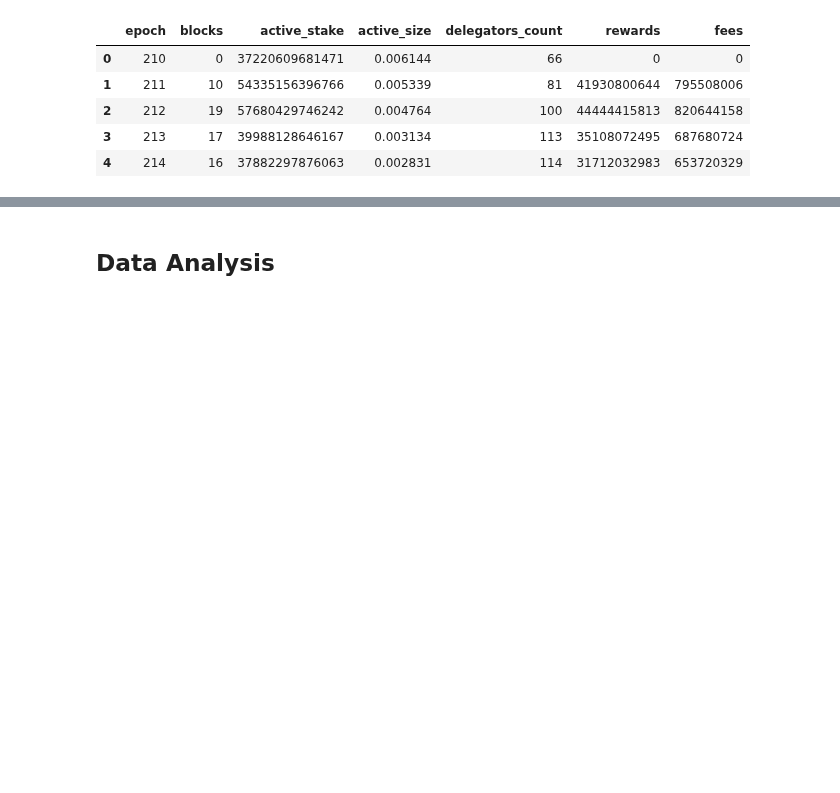
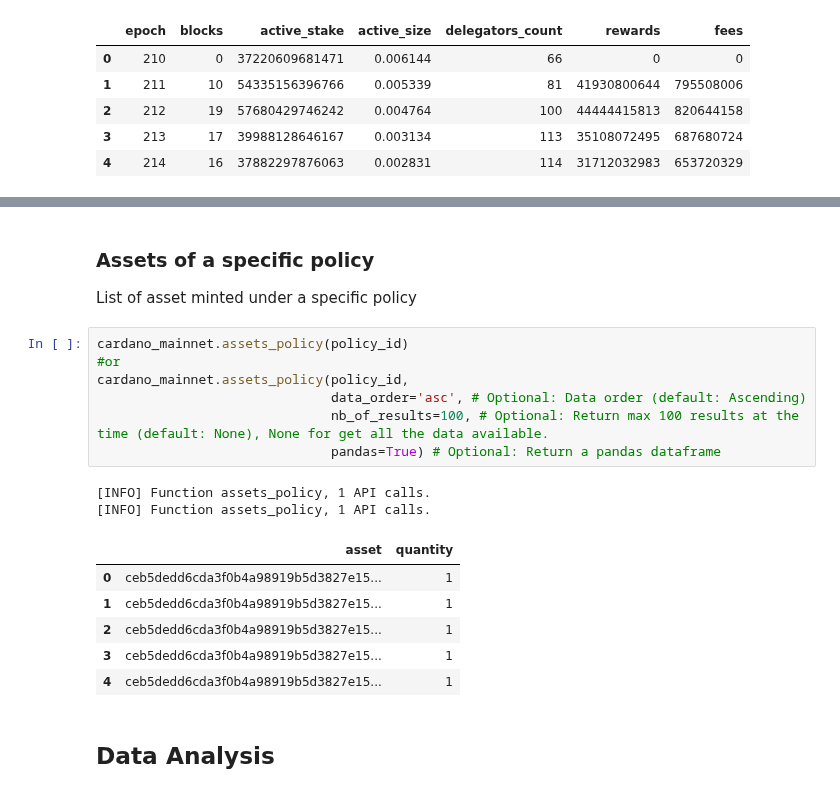
Before and after one commit to attadje/py-cardano-explorer, a Jupyter notebook: readme.ipynb, the cells around one changed output, grey strips where cells are left out. Drawn from its saved outputs; the diff is of its cells as text; blank space fills up the shorter version.

```diff
--- a/readme.ipynb
+++ b/readme.ipynb
@@ -425,3 +507,23 @@ cardano_mainnet.stake_pool_history(pool_id,
+# %% [markdown]
+### Assets of a specific policy
+
+List of asset minted under a specific policy
+# %%
+cardano_mainnet.assets_policy(policy_id)
+#or
+cardano_mainnet.assets_policy(policy_id,
+                              data_order='asc', # Optional: Data order (default: Ascending)
+                              nb_of_results=100, # Optional: Return max 100 results at the time (default: None), None for get all the data available.
+                              pandas=True) # Optional: Return a pandas dataframe
+# %% [output]
+[INFO] Function assets_policy, 1 API calls.
+[INFO] Function assets_policy, 1 API calls.
+|  | asset | quantity |
+| 0 | ceb5dedd6cda3f0b4a98919b5d3827e15... | 1 |
+| 1 | ceb5dedd6cda3f0b4a98919b5d3827e15... | 1 |
+| 2 | ceb5dedd6cda3f0b4a98919b5d3827e15... | 1 |
+| 3 | ceb5dedd6cda3f0b4a98919b5d3827e15... | 1 |
+| 4 | ceb5dedd6cda3f0b4a98919b5d3827e15... | 1 |
 # %% [markdown]
 ## Data Analysis
 # %% [markdown]
```
Also changed, not shown: parts of 11 cells of this notebook.
